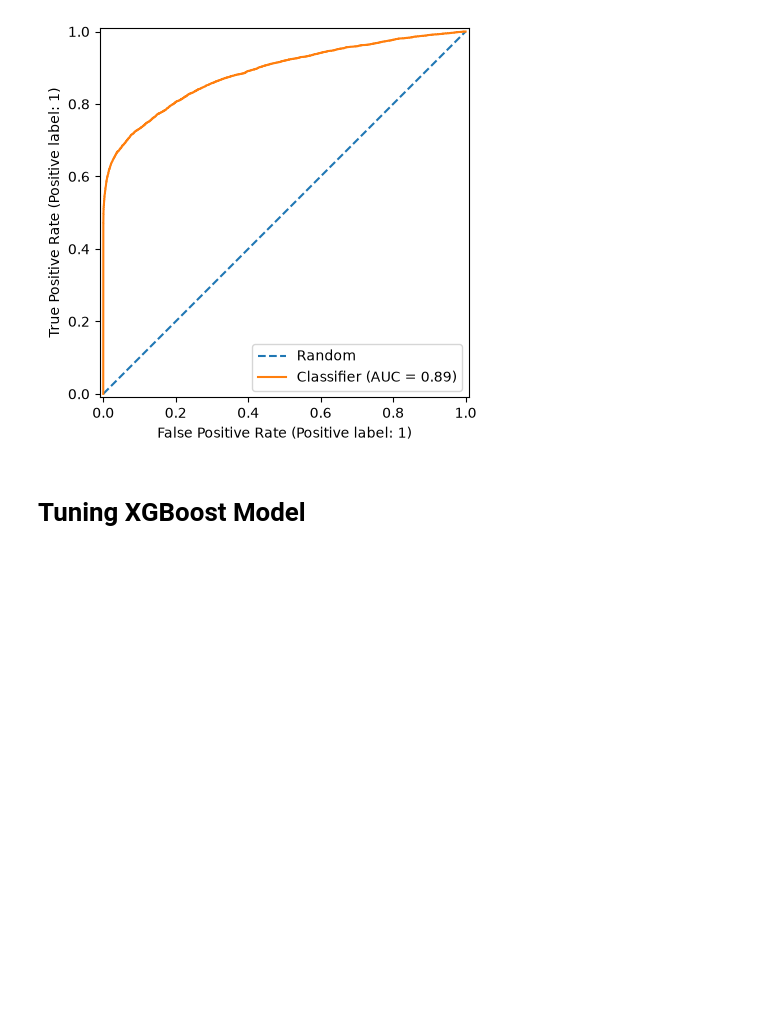
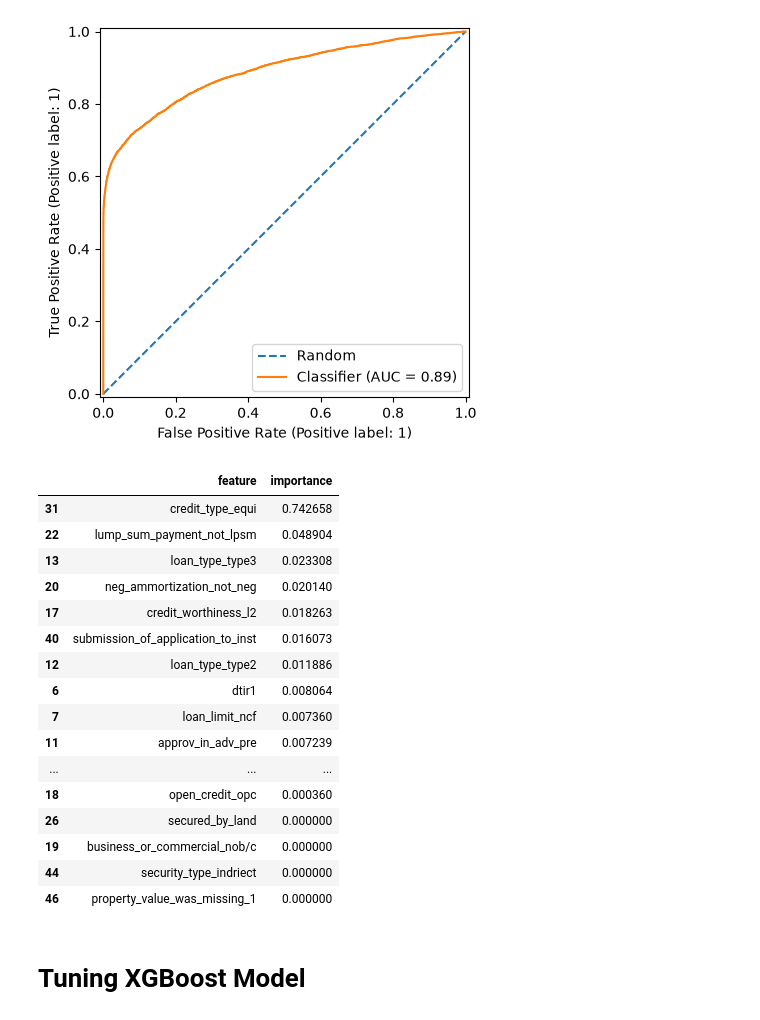
Before and after one commit to samisiraj/loan-default-prediction, a Jupyter notebook: notebooks/03_modelling.ipynb, the cells around one changed output. Cells and saved outputs as stored; diff of their text form; code cells hidden in the pictures; blank space fills up the shorter version.

```diff
--- a/notebooks/03_modelling.ipynb
+++ b/notebooks/03_modelling.ipynb
@@ -690,6 +696,31 @@ RocCurveDisplay.from_predictions(y_val, y_val_xgb_pred, ax=ax)
 # %% [output]
 <sklearn.metrics._plot.roc_curve.RocCurveDisplay at 0x...>
 [figure]
+# %%
+importance = xgb_model.feature_importances_
+df_feature_importance_base = pd.DataFrame({
+    'feature': features,
+    'importance': importance
+}).sort_values(by='importance', ascending=False)
+df_feature_importance_base.head(50)
+# %% [output]
+|  | feature | importance |
+| 31 | credit_type_equi | 0.742658 |
+| 22 | lump_sum_payment_not_lpsm | 0.048904 |
+| 13 | loan_type_type3 | 0.023308 |
+| 20 | neg_ammortization_not_neg | 0.020140 |
+| 17 | credit_worthiness_l2 | 0.018263 |
+| 40 | submission_of_application_to_inst | 0.016073 |
+| 12 | loan_type_type2 | 0.011886 |
+| 6 | dtir1 | 0.008064 |
+| 7 | loan_limit_ncf | 0.007360 |
+| 11 | approv_in_adv_pre | 0.007239 |
+| ... | ... | ... |
+| 18 | open_credit_opc | 0.000360 |
+| 26 | secured_by_land | 0.000000 |
+| 19 | business_or_commercial_nob/c | 0.000000 |
+| 44 | security_type_indriect | 0.000000 |
+| 46 | property_value_was_missing_1 | 0.000000 |
 # %% [markdown]
 # Tuning XGBoost Model
 # %%
```
Also changed, not shown: parts of 40 cells of this notebook, 1 other file.
